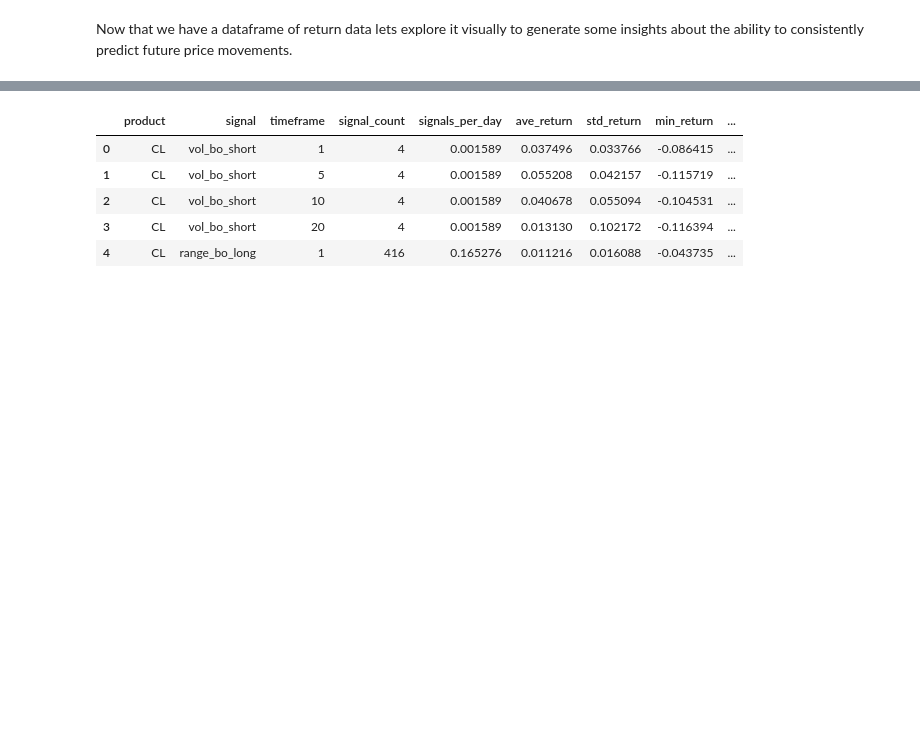
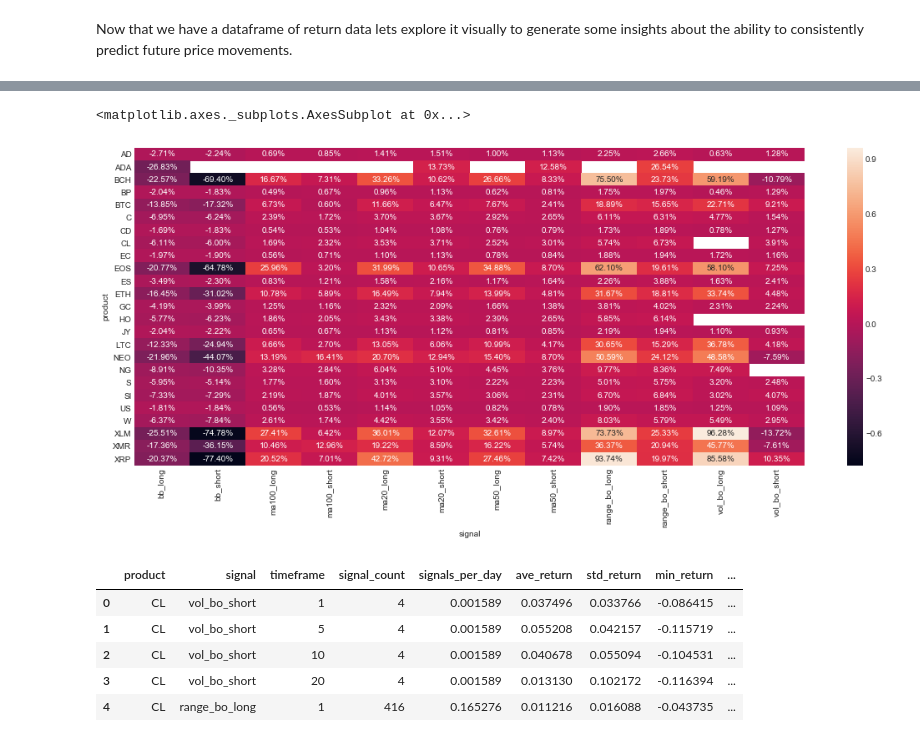
Before and after one commit to franko003/Price_Indicator_Analysis, a Jupyter notebook: notebooks/Price_Indicator_Analysis_MVP.ipynb, the cells around one changed output, grey strips where cells are left out. Saved outputs shown, nothing was run; the diff lists cells and outputs as text; code cells hidden in the pictures; blank space fills up the shorter version.

```diff
--- a/notebooks/Price_Indicator_Analysis_MVP.ipynb
+++ b/notebooks/Price_Indicator_Analysis_MVP.ipynb
@@ -1180,3 +1181,10 @@ Name: signal_count, dtype: float64
+# %%
+fig, ax = plt.subplots(figsize=(18,7))
+df1 = returns_df.pivot_table(index='product', columns='signal', values='ave_return', aggfunc=np.median)
+sns.heatmap(df1, annot=True, fmt=".2%", ax=ax)
+# %% [output]
+<matplotlib.axes._subplots.AxesSubplot at 0x...>
+[figure, added]
 # %%
 returns_df.reset_index(drop=True, inplace=True)
 # %% [output]
```
Also changed, not shown: parts of 5 cells of this notebook, 1 other file.
